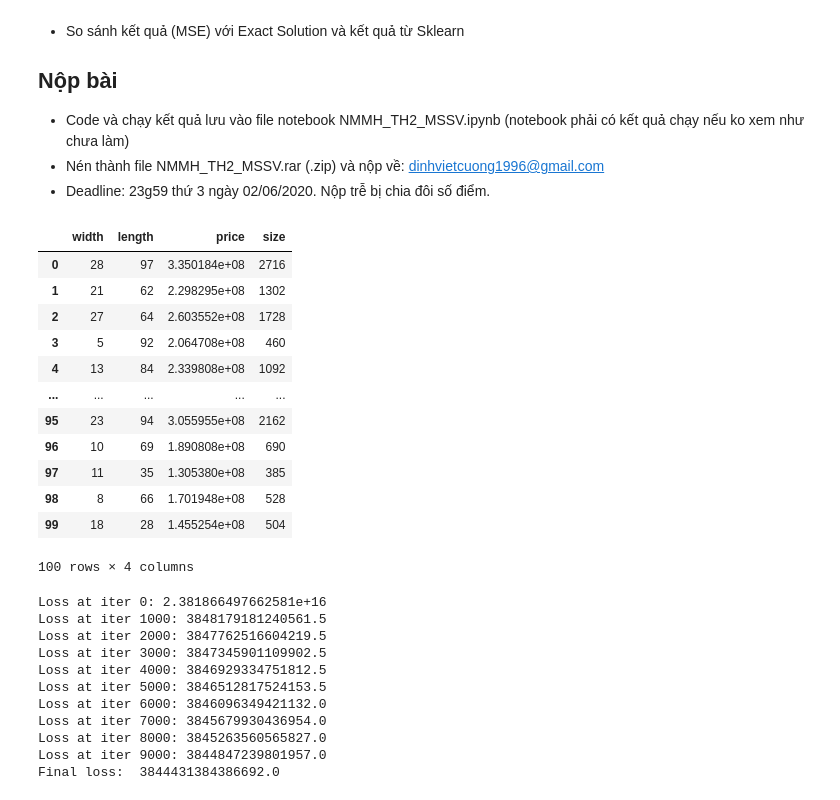
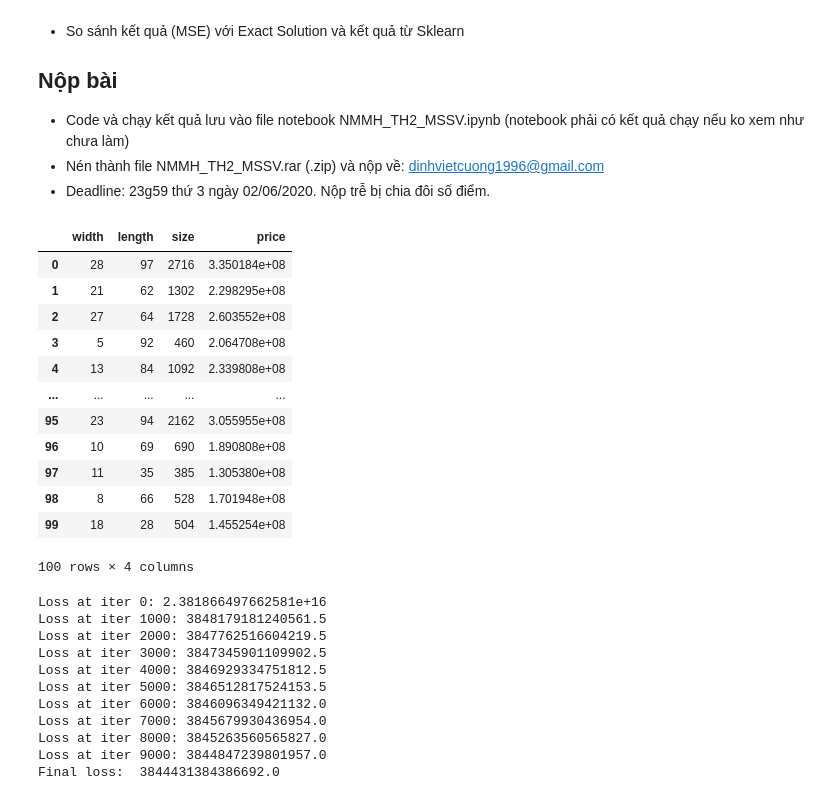
Before and after one commit to nhutnamhcmus/lab-machine-learning-solution, a Jupyter notebook: Lab02/Lab02.ipynb, the cells around one changed output. Drawn from its saved outputs; the diff is of its cells as text; code cells hidden in the pictures.

```diff
--- a/Lab02/Lab02.ipynb
+++ b/Lab02/Lab02.ipynb
@@ -219,22 +218,24 @@ $$ \text{giá} = a * \text{rộng} + b* \text{dài} + c , a, b, c \in \mathbb{R}
 - Nén thành file NMMH_TH2_MSSV.rar (.zip) và nộp về: dinhvietcuong1996@gmail.com
 - Deadline: 23g59 thứ 3 ngày 02/06/2020. Nộp trễ bị chia đôi số điểm.
 # %%
+import pandas as pd
+import numpy as np
 df = pd.read_csv("House_Price_2.csv")
-df['size'] = df['width'] * df['length']
+df.insert(2, "size", np.array(df['width']) * np.array(df['length']), True)
 df
 # %% [output]
-|  | width | length | price | size |
-| 0 | 28 | 97 | 3.350184e+08 | 2716 |
-| 1 | 21 | 62 | 2.298295e+08 | 1302 |
-| 2 | 27 | 64 | 2.603552e+08 | 1728 |
-| 3 | 5 | 92 | 2.064708e+08 | 460 |
-| 4 | 13 | 84 | 2.339808e+08 | 1092 |
+|  | width | length | size | price |
+| 0 | 28 | 97 | 2716 | 3.350184e+08 |
+| 1 | 21 | 62 | 1302 | 2.298295e+08 |
+| 2 | 27 | 64 | 1728 | 2.603552e+08 |
+| 3 | 5 | 92 | 460 | 2.064708e+08 |
+| 4 | 13 | 84 | 1092 | 2.339808e+08 |
 | ... | ... | ... | ... | ... |
-| 95 | 23 | 94 | 3.055955e+08 | 2162 |
-| 96 | 10 | 69 | 1.890808e+08 | 690 |
-| 97 | 11 | 35 | 1.305380e+08 | 385 |
-| 98 | 8 | 66 | 1.701948e+08 | 528 |
-| 99 | 18 | 28 | 1.455254e+08 | 504 |
+| 95 | 23 | 94 | 2162 | 3.055955e+08 |
+| 96 | 10 | 69 | 690 | 1.890808e+08 |
+| 97 | 11 | 35 | 385 | 1.305380e+08 |
+| 98 | 8 | 66 | 528 | 1.701948e+08 |
+| 99 | 18 | 28 | 504 | 1.455254e+08 |
 100 rows × 4 columns
 # %%
 X = df['size'].values
```
Also changed, not shown: parts of 12 cells of this notebook.
